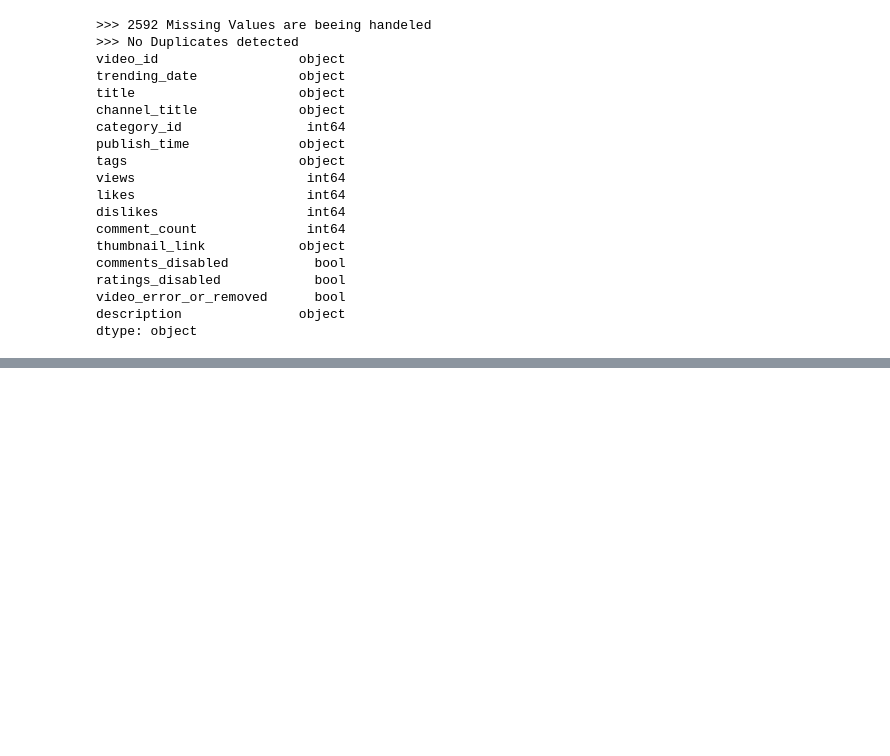
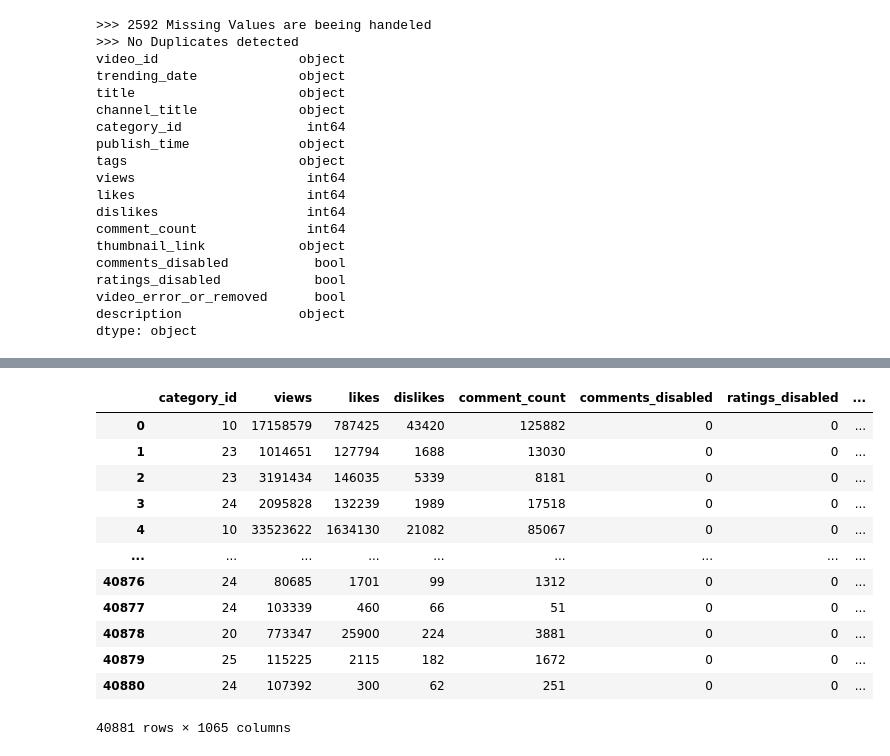
Before and after one commit to Malea-create/YouTube_Stats_Forecasting, a Jupyter notebook: src/data_prep.ipynb, the cells around one changed output, grey strips where cells are left out. Cells and saved outputs as stored; diff of their text form; code cells hidden in the pictures; blank space fills up the shorter version.

```diff
--- a/src/data_prep.ipynb
+++ b/src/data_prep.ipynb
@@ -99,0 +177,29 @@ text_features
+# %%
+# split sequences into seperate columns
+
+for column in df_cont:
+
+    # Check if column is of type object
+    if df_cont[column].dtype == 'object':
+
+        # Create separate columns for each element in the list
+        df_expanded = pd.DataFrame(df_cont[column].to_list(), columns=[f"{column}_{i+1}" for i in range(df_cont[column].str.len().max())])
+
+        # Concatenate expanded columns with the original DataFrame
+        df_cont = pd.concat([df_cont.drop(column, axis=1), df_expanded], axis=1)
+
+df_cont
+# %% [output]
+|  | category_id | views | likes | dislikes | comment_count | comments_disabled | ratings_disabled | ... |
+| 0 | 10 | 17158579 | 787425 | 43420 | 125882 | 0 | 0 | ... |
+| 1 | 23 | 1014651 | 127794 | 1688 | 13030 | 0 | 0 | ... |
+| 2 | 23 | 3191434 | 146035 | 5339 | 8181 | 0 | 0 | ... |
+| 3 | 24 | 2095828 | 132239 | 1989 | 17518 | 0 | 0 | ... |
+| 4 | 10 | 33523622 | 1634130 | 21082 | 85067 | 0 | 0 | ... |
+| ... | ... | ... | ... | ... | ... | ... | ... | ... |
+| 40876 | 24 | 80685 | 1701 | 99 | 1312 | 0 | 0 | ... |
+| 40877 | 24 | 103339 | 460 | 66 | 51 | 0 | 0 | ... |
+| 40878 | 20 | 773347 | 25900 | 224 | 3881 | 0 | 0 | ... |
+| 40879 | 25 | 115225 | 2115 | 182 | 1672 | 0 | 0 | ... |
+| 40880 | 24 | 107392 | 300 | 62 | 251 | 0 | 0 | ... |
+40881 rows × 1065 columns
```
Also changed, not shown: parts of 8 cells of this notebook, 1 other file.
